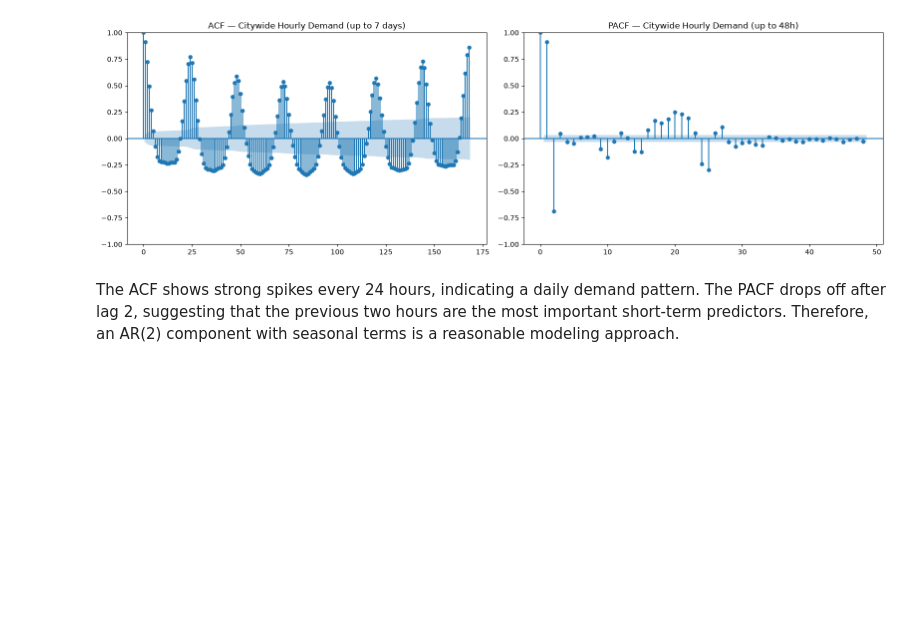
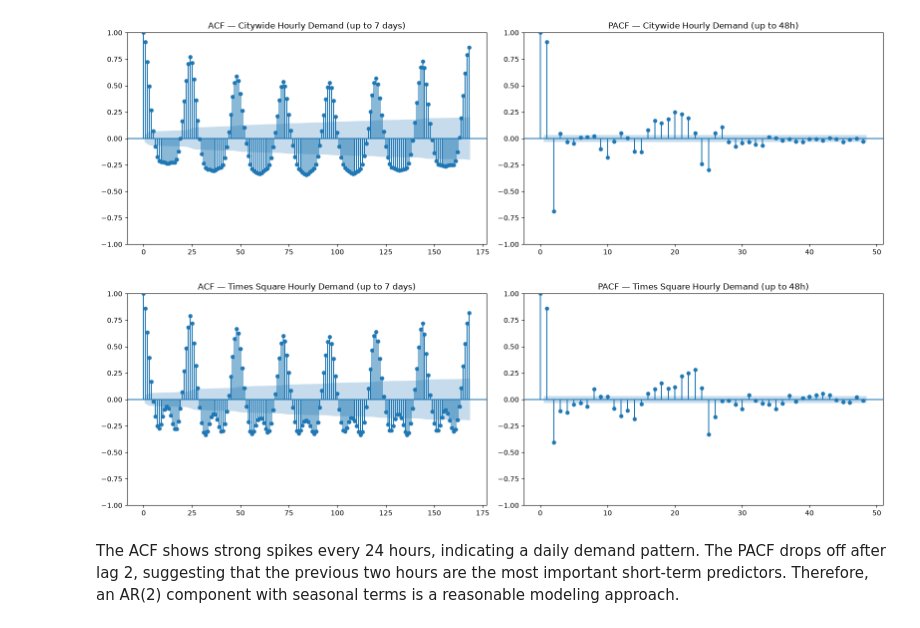
Before and after one commit to wilsonz347/nyc-fhvhv-market-analysis, a Jupyter notebook: notebooks/03_exploratory_data_analysis.ipynb, the cells around one changed output. Saved outputs shown, nothing was run; the diff lists cells and outputs as text; code cells hidden in the pictures; blank space fills up the shorter version.

```diff
--- a/notebooks/03_exploratory_data_analysis.ipynb
+++ b/notebooks/03_exploratory_data_analysis.ipynb
@@ -445,6 +451,27 @@ plt.tight_layout()
 plt.show()
 # %% [output]
 [figure]
+# %%
+# ACF/PACF for Times Square
+hourly_times_square = con.sql("""
+    SELECT
+        DATE_TRUNC('hour', request_datetime) AS hour_bucket,
+        COUNT(*) AS trip_count
+    FROM fhvhv_clean_2026
+    WHERE pickup_zone LIKE 'Times Sq%'
+    GROUP BY hour_bucket
+    ORDER BY hour_bucket
+""").df().set_index("hour_bucket")["trip_count"]
+
+fig, axes = plt.subplots(1, 2, figsize=(16, 5))
+plot_acf(hourly_times_square, lags=24 * 7, ax=axes[0])
+axes[0].set_title("ACF — Times Square Hourly Demand (up to 7 days)")
+plot_pacf(hourly_times_square, lags=48, ax=axes[1])
+axes[1].set_title("PACF — Times Square Hourly Demand (up to 48h)")
+plt.tight_layout()
+plt.show()
+# %% [output]
+[figure, added]
 # %% [markdown]
 The ACF shows strong spikes every 24 hours, indicating a daily demand pattern. The PACF drops off after lag 2, suggesting that the previous two hours are the most important short-term predictors. Therefore, an AR(2) component with seasonal terms is a reasonable modeling approach.
 # %% [markdown]
```
Also changed, not shown: parts of 4 cells of this notebook.
